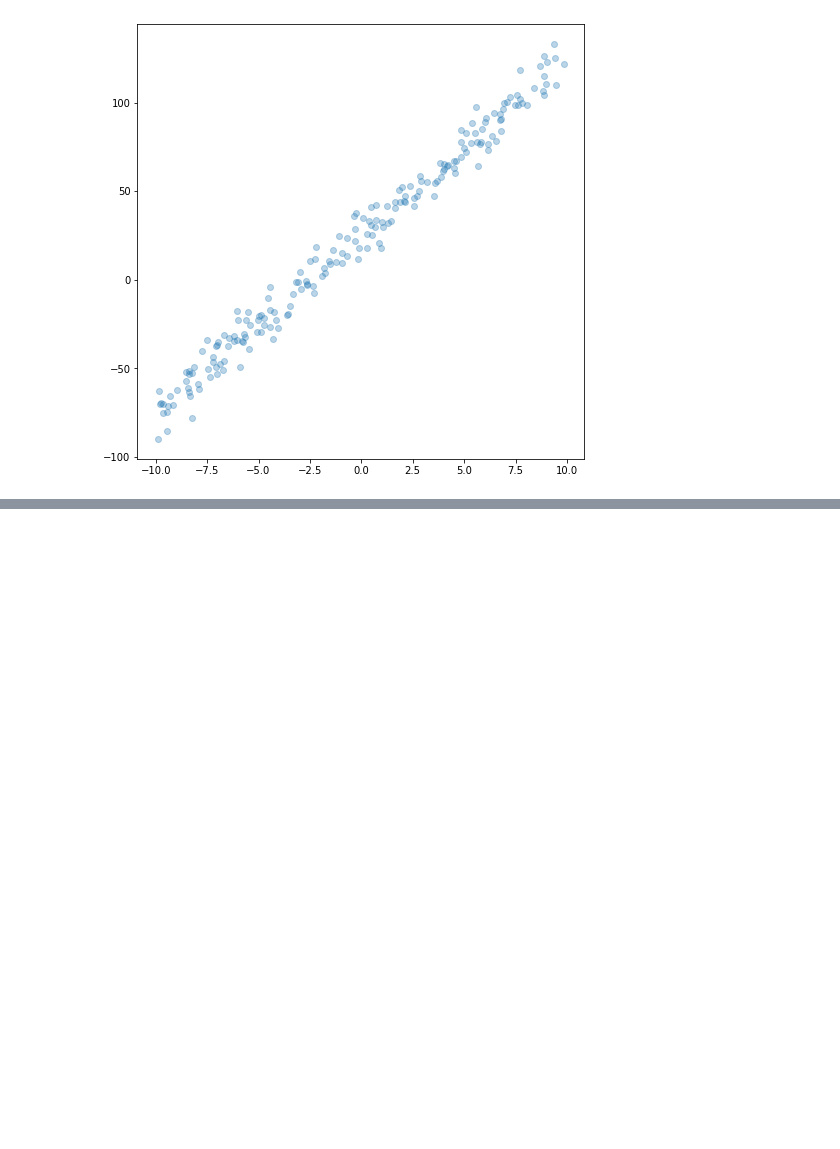
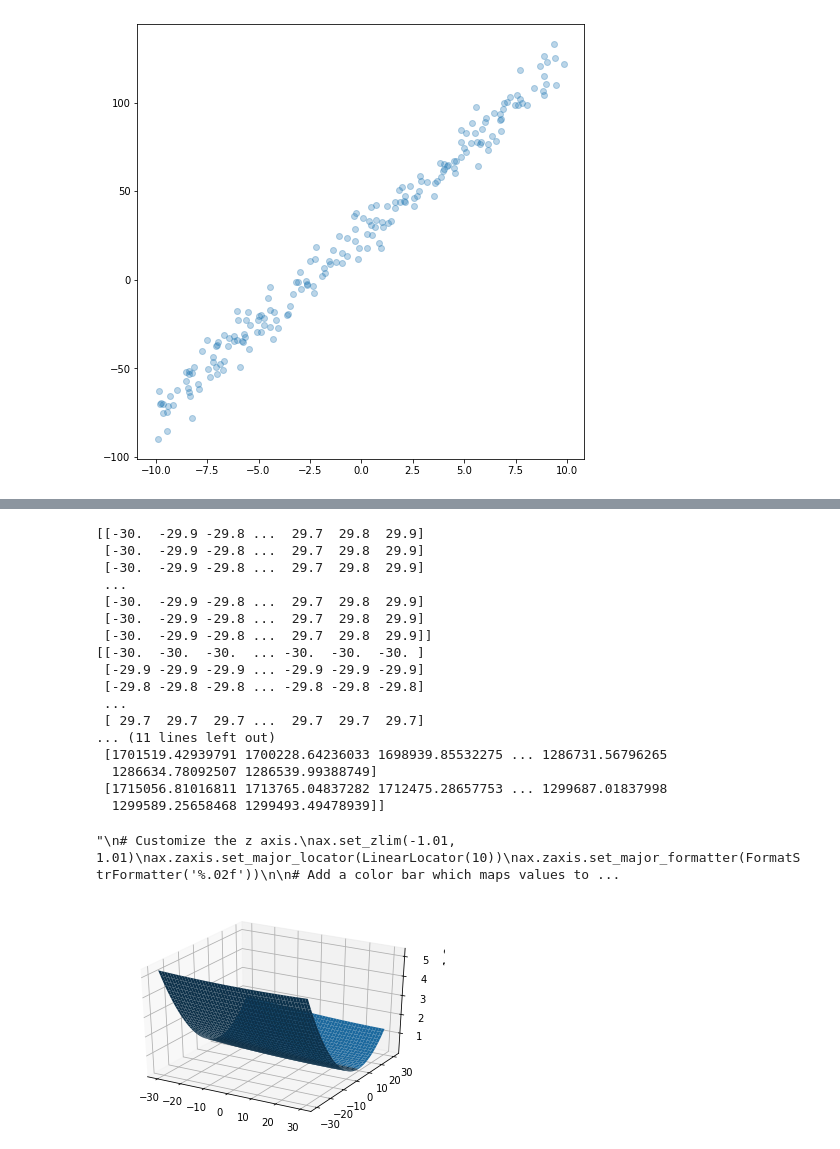
Before and after one commit to pithesun/machine_learning_cl, a Jupyter notebook: gd_surface&path.ipynb, the cells around one changed output, grey strips where cells are left out. Saved outputs shown, nothing was run; the diff lists cells and outputs as text; code cells hidden in the pictures; blank space fills up the shorter version.

Commit message:
plot 3D Energy Surfaceplot 3D Energy Surfaceplot 3D Energy Surface

```diff
--- a/gd_surface&path.ipynb
+++ b/gd_surface&path.ipynb
@@ -38 +123,52 @@ def fuc(a, b) :
+# %%
+from mpl_toolkits.mplot3d import Axes3D
+import matplotlib.pyplot as plt
+from matplotlib import cm
+from matplotlib.ticker import LinearLocator, FormatStrFormatter
+import numpy as np
+
+fig = plt.figure()
+ax = fig.gca(projection='3d')
+
+# Make data.
+theta0 = np.arange(-30, 30, 0.1)
+theta1 = np.arange(-30, 30, 0.1)
+theta0, theta1 = np.meshgrid(theta0, theta1)
+print(theta0)
+print(theta1)
+
+# Plot the surface.
+surf = ax.plot_surface(theta0, theta1, J)
+print(J)
+"""
+# Customize the z axis.
+ax.set_zlim(-1.01, 1.01)
+ax.zaxis.set_major_locator(LinearLocator(10))
+ax.zaxis.set_major_formatter(FormatStrFormatter('%.02f'))
+
+# Add a color bar which maps values to colors.
+fig.colorbar(surf, shrink=0.5, aspect=5)
+
+plt.show()
+"""
+# %% [output]
+[[-30.  -29.9 -29.8 ...  29.7  29.8  29.9]
+ [-30.  -29.9 -29.8 ...  29.7  29.8  29.9]
+ [-30.  -29.9 -29.8 ...  29.7  29.8  29.9]
+ ...
+ [-30.  -29.9 -29.8 ...  29.7  29.8  29.9]
+ [-30.  -29.9 -29.8 ...  29.7  29.8  29.9]
+ [-30.  -29.9 -29.8 ...  29.7  29.8  29.9]]
+[[-30.  -30.  -30.  ... -30.  -30.  -30. ]
+ [-29.9 -29.9 -29.9 ... -29.9 -29.9 -29.9]
+ [-29.8 -29.8 -29.8 ... -29.8 -29.8 -29.8]
+ ...
+ [ 29.7  29.7  29.7 ...  29.7  29.7  29.7]
+... (11 lines left out)
+ [1701519.42939791 1700228.64236033 1698939.85532275 ... 1286731.56796265
+  1286634.78092507 1286539.99388749]
+ [1715056.81016811 1713765.04837282 1712475.28657753 ... 1299687.01837998
+  1299589.25658468 1299493.49478939]]
+"\n# Customize the z axis.\nax.set_zlim(-1.01, 1.01)\nax.zaxis.set_major_locator(LinearLocator(10))\nax.zaxis.set_major_formatter(FormatStrFormatter('%.02f'))\n\n# Add a color bar which maps values to ...
+[figure, added]
 # %% [markdown]
```
Also changed, not shown: parts of 10 cells of this notebook.
